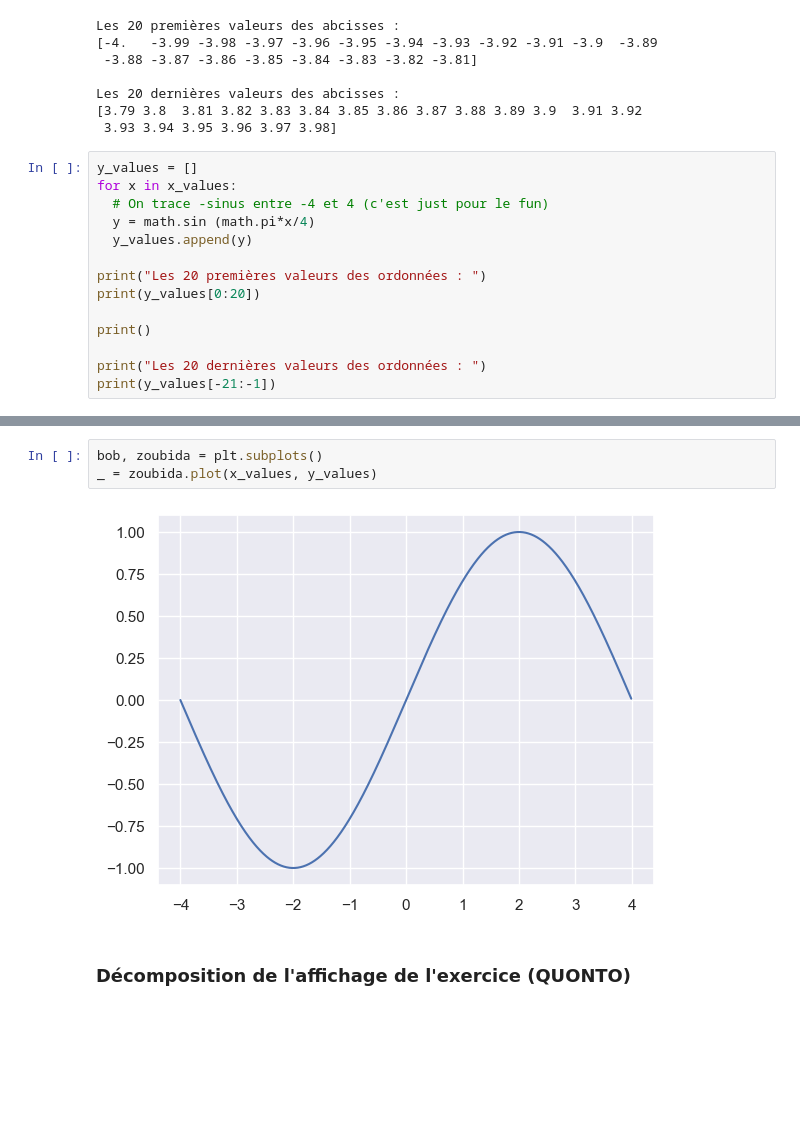
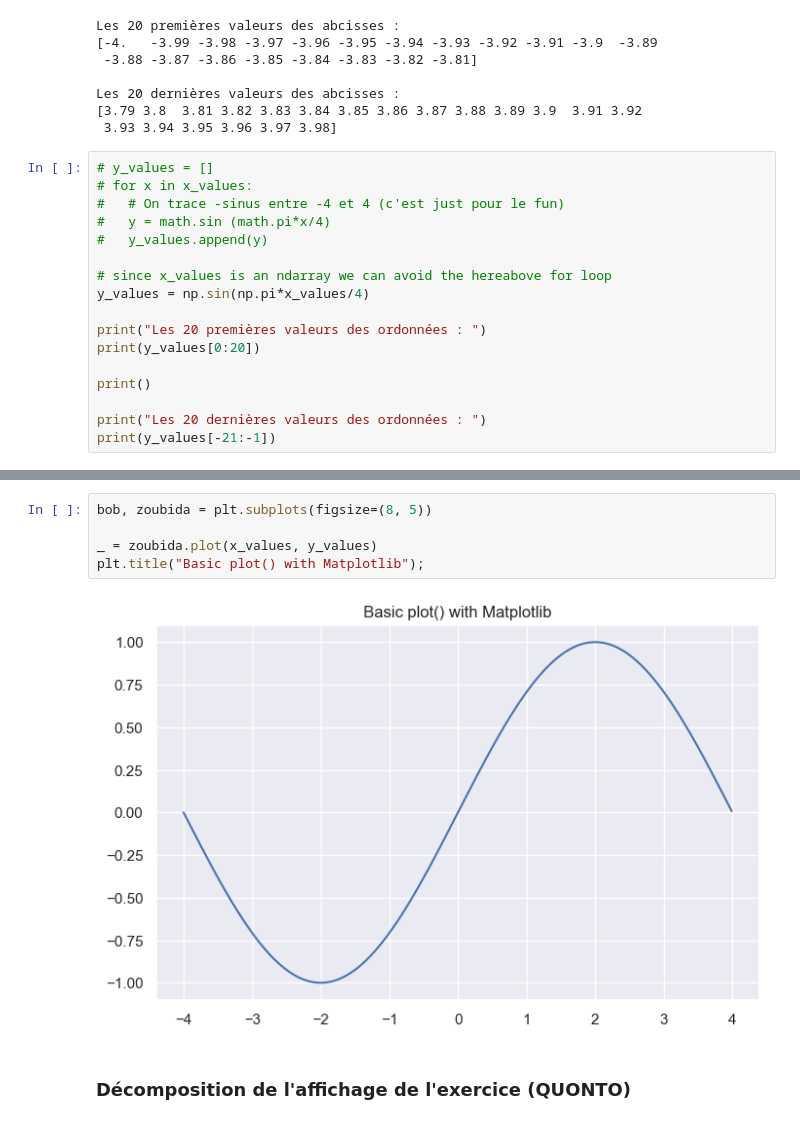
Before and after one commit to 40tude/Data_Essentials_Stage_Oct_2023, a Jupyter notebook: 02-Python-J2/stage_mes_solutions/02_ApresMidi.ipynb, the cells around one changed output, grey strips where cells are left out. Saved outputs shown, nothing was run; the diff lists cells and outputs as text; blank space fills up the shorter version.

Commit message:
Vérification des graphes. Ajout sns

```diff
--- a/02-Python-J2/stage_mes_solutions/02_ApresMidi.ipynb
+++ b/02-Python-J2/stage_mes_solutions/02_ApresMidi.ipynb
@@ -166,11 +166,14 @@ Les 20 dernières valeurs des abcisses :
 [3.79 3.8  3.81 3.82 3.83 3.84 3.85 3.86 3.87 3.88 3.89 3.9  3.91 3.92
  3.93 3.94 3.95 3.96 3.97 3.98]
 # %%
-y_values = []
-for x in x_values:
-  # On trace -sinus entre -4 et 4 (c'est just pour le fun)
-  y = math.sin (math.pi*x/4)
-  y_values.append(y)
+# y_values = []
+# for x in x_values:
+#   # On trace -sinus entre -4 et 4 (c'est just pour le fun)
+#   y = math.sin (math.pi*x/4)
+#   y_values.append(y)
+
+# since x_values is an ndarray we can avoid the hereabove for loop
+y_values = np.sin(np.pi*x_values/4)
 
 print("Les 20 premières valeurs des ordonnées : ")
 print(y_values[0:20])
@@ -188,8 +204,10 @@ Les 20 dernières valeurs des ordonnées :
 # %%
-bob, zoubida = plt.subplots()
+bob, zoubida = plt.subplots(figsize=(8, 5))
+
 _ = zoubida.plot(x_values, y_values)
+plt.title("Basic plot() with Matplotlib");
 # %% [output]
-[figure, old version]
+[figure, new version]
 # %% [markdown]
 ### Décomposition de l'affichage de l'exercice (QUONTO)
 # %%
```
Also changed, not shown: parts of 22 cells of this notebook, 9 other files.
